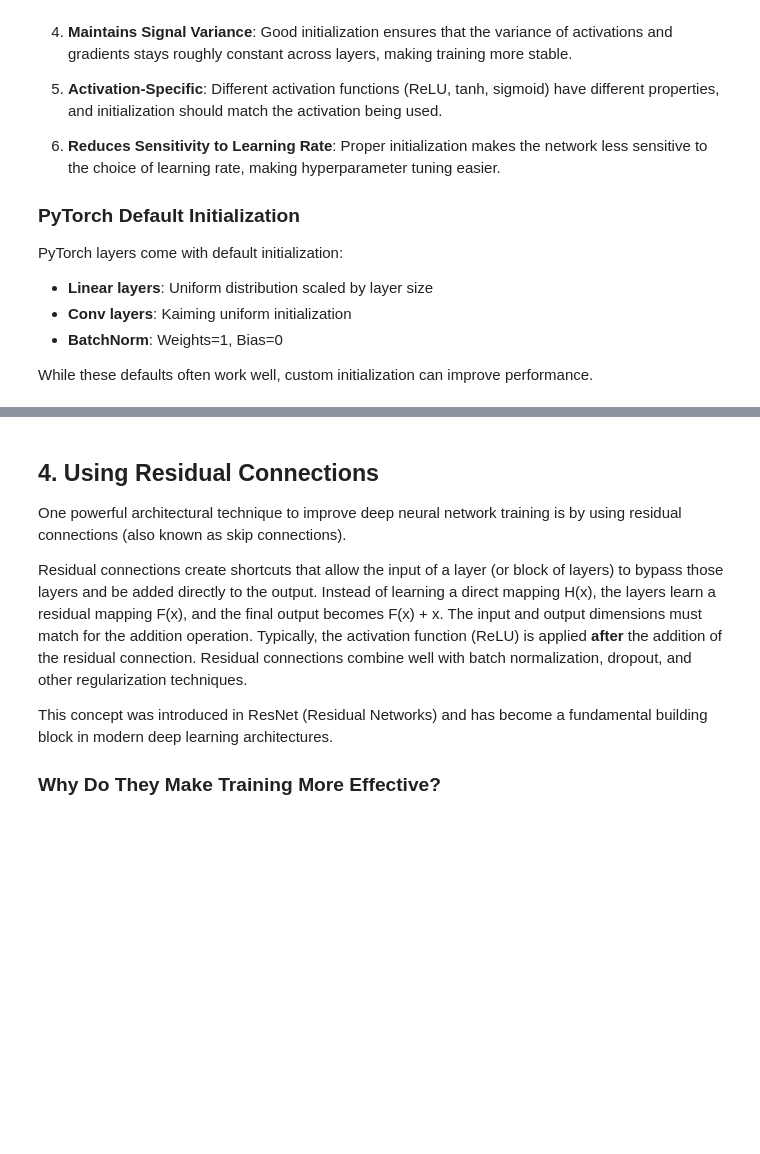
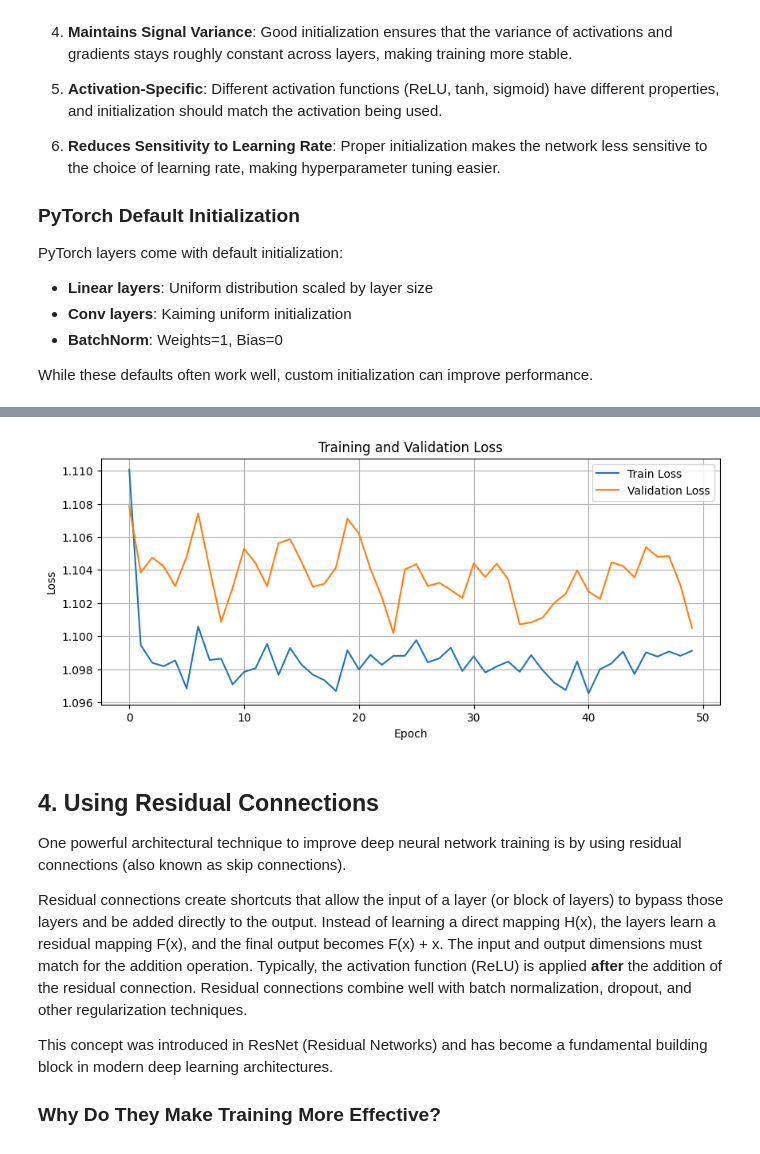
Before and after one commit to faressc/dl4ad, a Jupyter notebook: notebooks/07-ticks-of-the-trade.ipynb, the cells around one changed output, grey strips where cells are left out. Saved outputs shown, nothing was run; the diff lists cells and outputs as text; code cells hidden in the pictures; blank space fills up the shorter version.

```diff
--- a/notebooks/07-ticks-of-the-trade.ipynb
+++ b/notebooks/07-ticks-of-the-trade.ipynb
@@ -510,8 +510,8 @@ class CNN_with_initialization(nn.Module):
     def init_zeros(self):
         # Option 1: All zeros (symmetry problem - all neurons learn the same)
         print("Initializing weights to zeros")
-        init.constant_(self.conv1.weight, 0)
-        init.constant_(self.conv2.weight, 0)
+        init.zeros_(self.conv1.weight)
+        init.zeros_(self.conv2.weight)
 
     def init_too_high(self):
         # Option 2: Too large values (exploding gradients)
@@ -537,7 +537,7 @@ class CNN_with_initialization(nn.Module):
 # %%
 n_epochs = 50
 
-model = CNN_with_initialization(num_classes=3, init=2).to(device) # init=0 for zeros, init=1 for too high, init=2 for too low
+model = CNN_with_initialization(num_classes=3, init=0).to(device) # init=0 for zeros, init=1 for too high, init=2 for too low
 criterion = nn.CrossEntropyLoss()
 optimizer = optim.Adam(model.parameters(), lr=0.01)
 scheduler = None
@@ -553,3 +553,4 @@ train_losses, valid_losses, train_accs, valid_accs = train_model(
     n_epochs=n_epochs,
     device=device
 )
+# %% [output]
@@ -556,3 +574,4 @@ train_losses, valid_losses, train_accs, valid_accs = train_model(
+[figure, added]
 # %% [markdown]
 ## 4. Using Residual Connections
 
```
Also changed, not shown: parts of 1 cell of this notebook.
